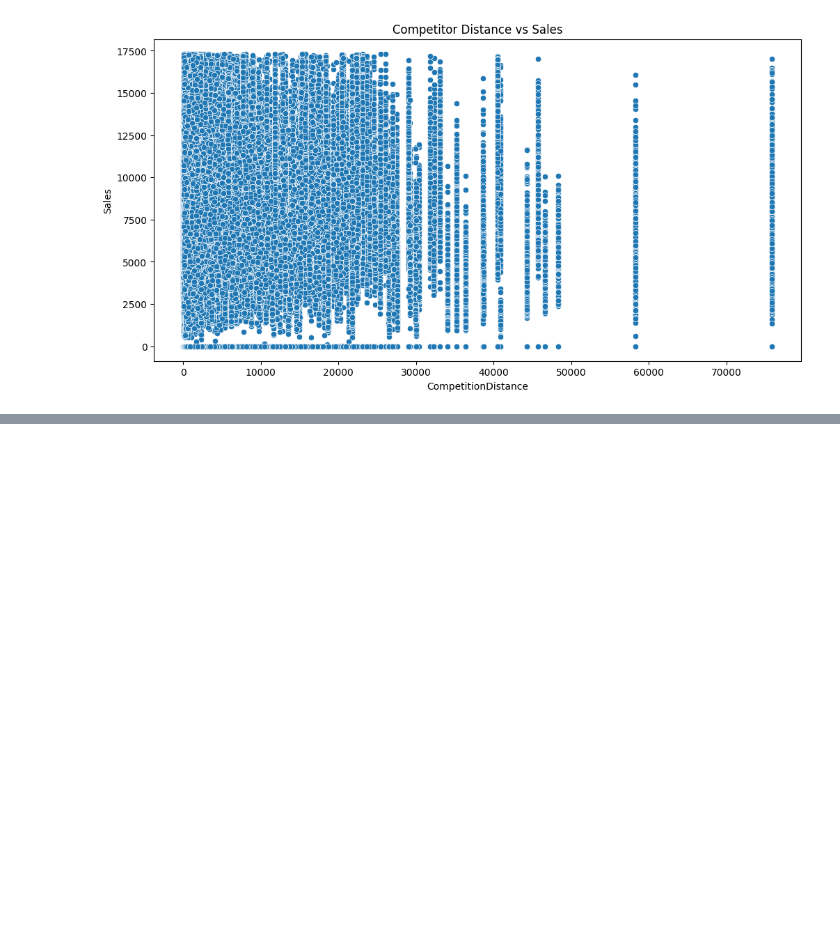
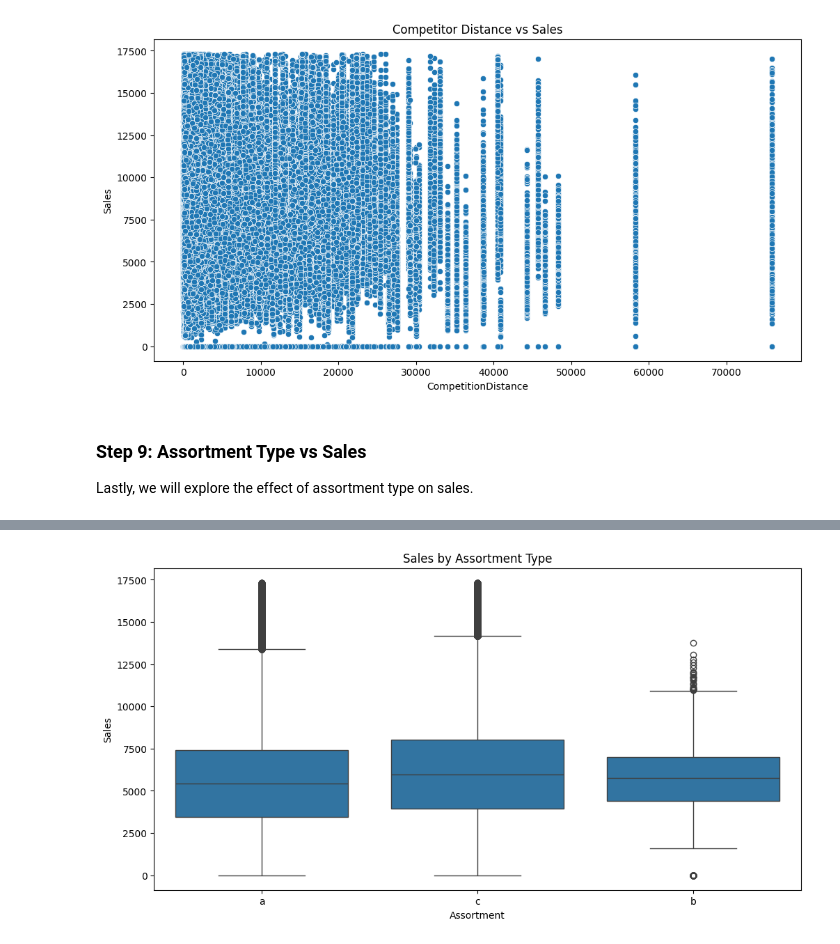
Before and after one commit to GetieBalew24/Rossmann--Sales-Prediction, a Jupyter notebook: notebooks/customer_purchasing_behavior_EDA.ipynb, the cells around one changed output, grey strips where cells are left out. Cells and saved outputs as stored; diff of their text form; code cells hidden in the pictures; blank space fills up the shorter version.

Commit message:
Assortment Type vs Sales

```diff
--- a/notebooks/customer_purchasing_behavior_EDA.ipynb
+++ b/notebooks/customer_purchasing_behavior_EDA.ipynb
@@ -236,3 +236,10 @@ cba.competitor_distance_sales(train_cleaned)
 # %% [output]
 2025-01-03 20:12:37 - INFO - Plotting competitor distance vs sales...
 [figure]
+# %% [markdown]
+### Step 9: Assortment Type vs Sales
+Lastly, we will explore the effect of assortment type on sales.
+# %%
+# Plotting sales based on assortment type
+cba.assortment_sales(train_cleaned)
+# %% [output]
@@ -238,0 +247 @@ cba.competitor_distance_sales(train_cleaned)
+[figure, added]
```
Also changed, not shown: parts of 4 cells of this notebook, 1 other file.
